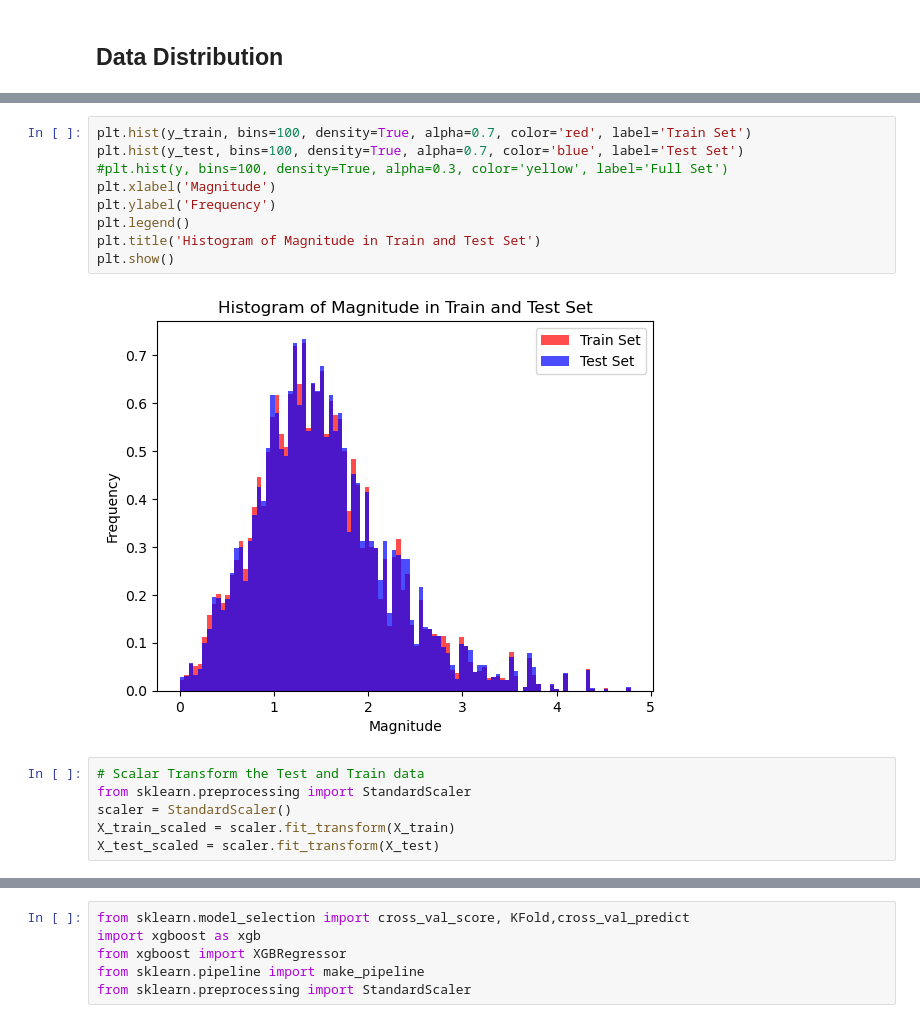
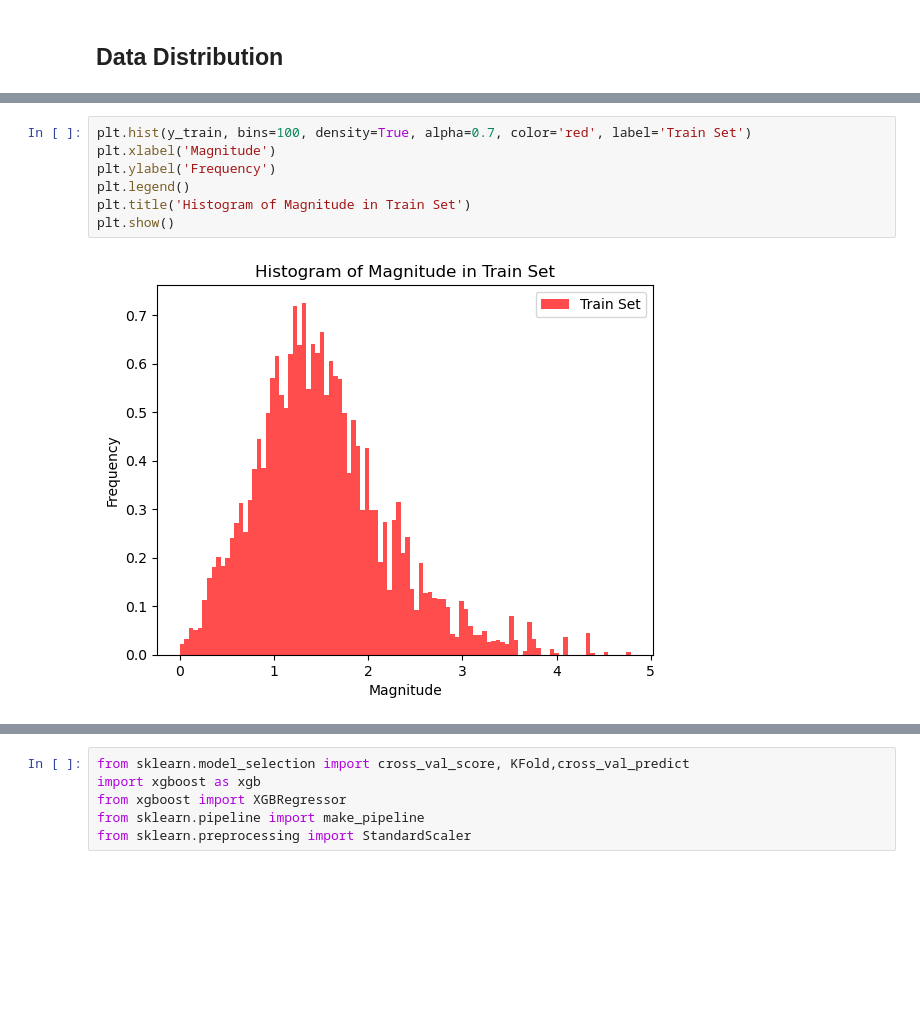
Before and after one commit to Benz-Poobua/ESS-469-Project, a Jupyter notebook: ESS 469 Project Draft .ipynb, the cells around one changed output, grey strips where cells are left out. Cells and saved outputs as stored; diff of their text form; blank space fills up the shorter version.

```diff
--- a/ESS 469 Project Draft .ipynb
+++ b/ESS 469 Project Draft .ipynb
@@ -111,17 +120,9 @@ print(y_test.shape)
 # %%
 plt.hist(y_train, bins=100, density=True, alpha=0.7, color='red', label='Train Set')
-plt.hist(y_test, bins=100, density=True, alpha=0.7, color='blue', label='Test Set')
-#plt.hist(y, bins=100, density=True, alpha=0.3, color='yellow', label='Full Set')
 plt.xlabel('Magnitude')
 plt.ylabel('Frequency')
 plt.legend()
-plt.title('Histogram of Magnitude in Train and Test Set')
+plt.title('Histogram of Magnitude in Train Set')
 plt.show()
 # %% [output]
-[figure, old version]
+[figure, new version]
-# %%
-# Scalar Transform the Test and Train data
-from sklearn.preprocessing import StandardScaler
-scaler = StandardScaler()
-X_train_scaled = scaler.fit_transform(X_train)
-X_test_scaled = scaler.fit_transform(X_test)
```
Also changed, not shown: parts of 39 cells of this notebook.
